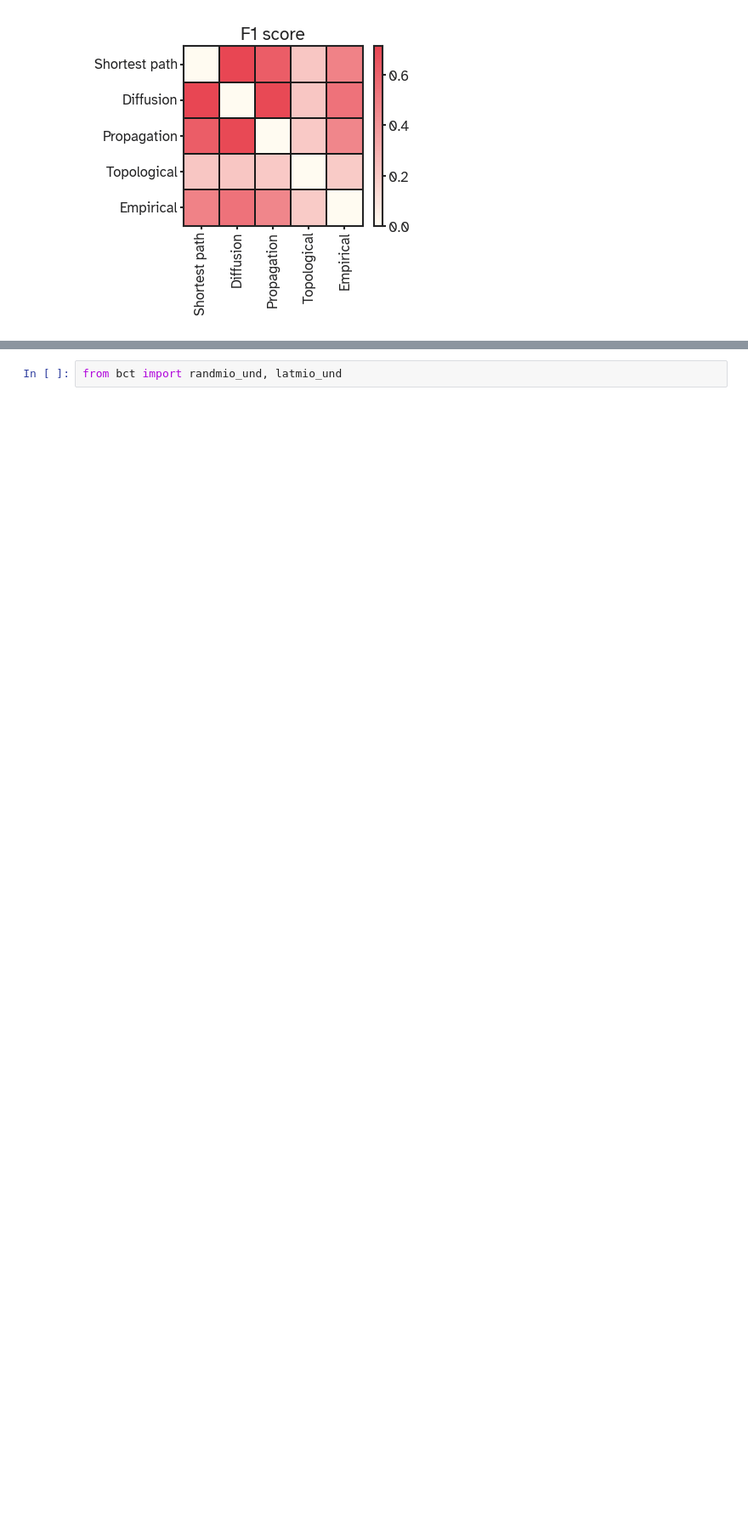
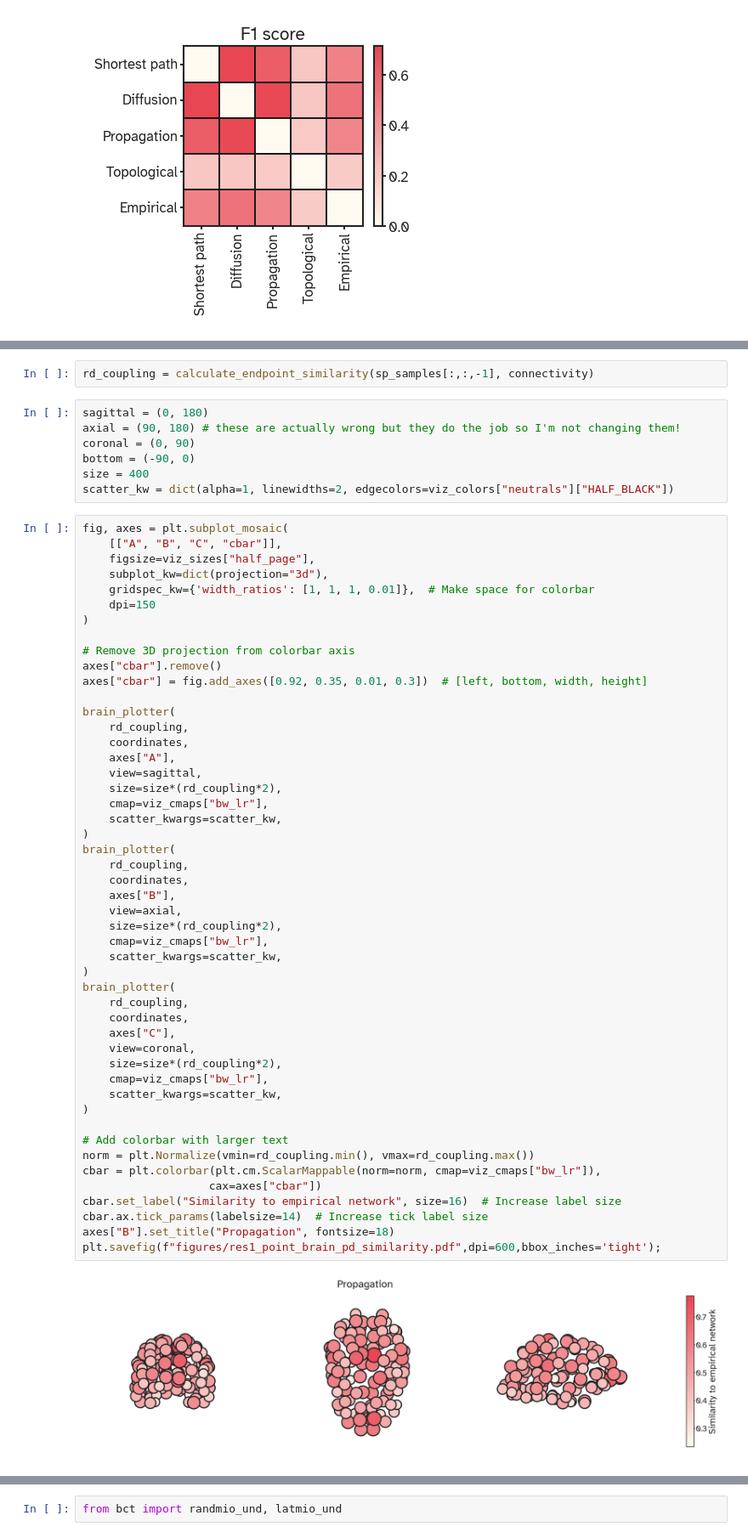
Before and after one commit to kuffmode/Optimal_networks, a Jupyter notebook: generative_analysis.ipynb, the cells around one changed output, grey strips where cells are left out. Shown at 85% size. Cells and saved outputs as stored; diff of their text form; blank space fills up the shorter version.

Commit message:
with some brain plots

```diff
--- a/generative_analysis.ipynb
+++ b/generative_analysis.ipynb
@@ -241 +243,61 @@ plt.tight_layout()
+# %%
+rd_coupling = calculate_endpoint_similarity(sp_samples[:,:,-1], connectivity)
+# %%
+sagittal = (0, 180)
+axial = (90, 180) # these are actually wrong but they do the job so I'm not changing them!
+coronal = (0, 90)
+bottom = (-90, 0)
+size = 400
+scatter_kw = dict(alpha=1, linewidths=2, edgecolors=viz_colors["neutrals"]["HALF_BLACK"])
+# %%
+fig, axes = plt.subplot_mosaic(
+    [["A", "B", "C", "cbar"]],
+    figsize=viz_sizes["half_page"],
+    subplot_kw=dict(projection="3d"),
+    gridspec_kw={'width_ratios': [1, 1, 1, 0.01]},  # Make space for colorbar
+    dpi=150
+)
+
+# Remove 3D projection from colorbar axis
+axes["cbar"].remove()
+axes["cbar"] = fig.add_axes([0.92, 0.35, 0.01, 0.3])  # [left, bottom, width, height]
+
+brain_plotter(
+    rd_coupling,
+    coordinates,
+    axes["A"],
+    view=sagittal,
+    size=size*(rd_coupling*2),
+    cmap=viz_cmaps["bw_lr"],
+    scatter_kwargs=scatter_kw,
+)
+brain_plotter(
+    rd_coupling,
+    coordinates,
+    axes["B"],
+    view=axial,
+    size=size*(rd_coupling*2),
+    cmap=viz_cmaps["bw_lr"],
+    scatter_kwargs=scatter_kw,
+)
+brain_plotter(
+    rd_coupling,
+    coordinates,
+    axes["C"],
+    view=coronal,
+    size=size*(rd_coupling*2),
+    cmap=viz_cmaps["bw_lr"],
+    scatter_kwargs=scatter_kw,
+)
+
+# Add colorbar with larger text
+norm = plt.Normalize(vmin=rd_coupling.min(), vmax=rd_coupling.max())
+cbar = plt.colorbar(plt.cm.ScalarMappable(norm=norm, cmap=viz_cmaps["bw_lr"]),
+                   cax=axes["cbar"])
+cbar.set_label("Similarity to empirical network", size=16)  # Increase label size
+cbar.ax.tick_params(labelsize=14)  # Increase tick label size
+axes["B"].set_title("Propagation", fontsize=18)
+plt.savefig(f"figures/res1_point_brain_pd_similarity.pdf",dpi=600,bbox_inches='tight');
+# %% [output]
+[figure, added]
 # %%
```
Also changed, not shown: parts of 11 cells of this notebook, 8 other files.
